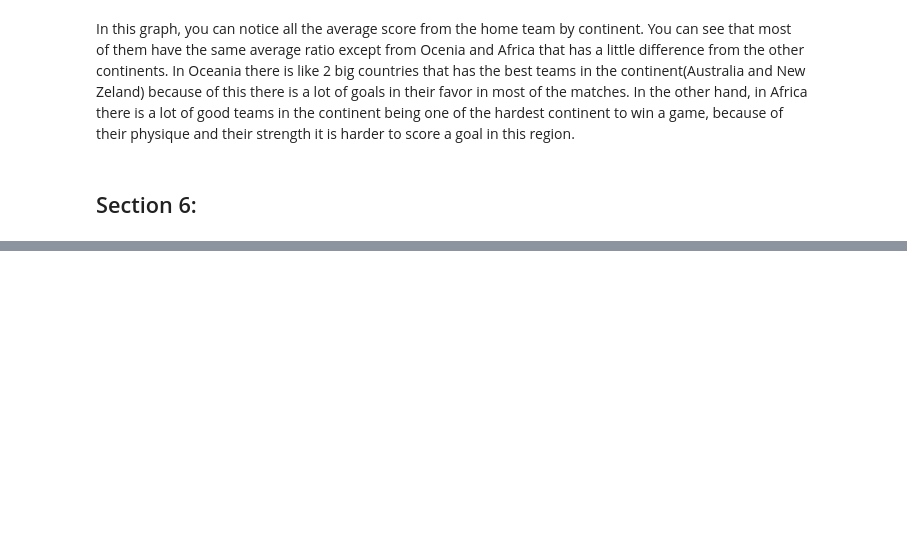
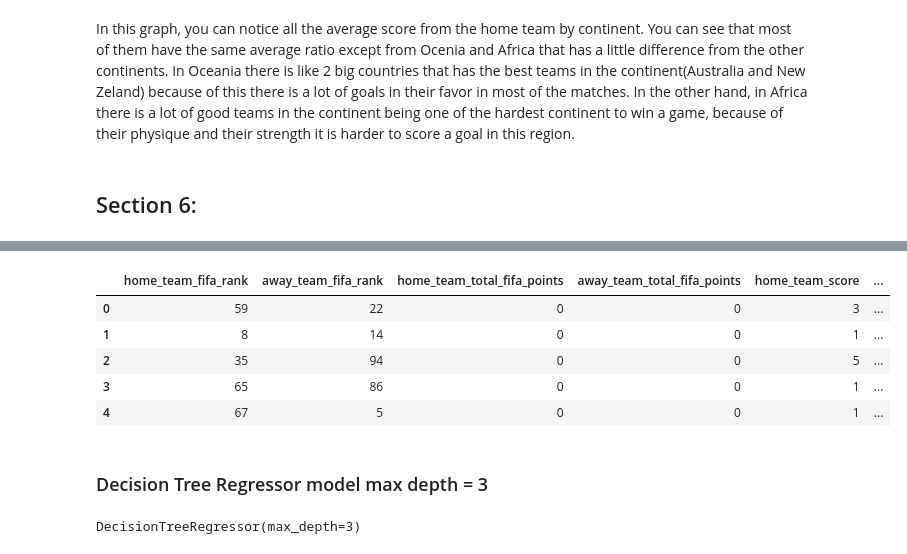
Before and after one commit to Jesusgsc29/International-Soccer-Matches, a Jupyter notebook: DataScienceProject.ipynb, the cells around one changed output, grey strips where cells are left out. Drawn from its saved outputs; the diff is of its cells as text; code cells hidden in the pictures; blank space fills up the shorter version.

```diff
--- a/DataScienceProject.ipynb
+++ b/DataScienceProject.ipynb
@@ -112,0 +153,10 @@ In this graph, you can notice all the average score from the home team by contin
+# %%
+match2 = pd.get_dummies(match, columns = ["home_team_continent","shoot_out", "home_team_result"], drop_first = True)
+match2.head()
+# %% [output]
+|  | home_team_fifa_rank | away_team_fifa_rank | home_team_total_fifa_points | away_team_total_fifa_points | home_team_score | ... |
+| 0 | 59 | 22 | 0 | 0 | 3 | ... |
+| 1 | 8 | 14 | 0 | 0 | 1 | ... |
+| 2 | 35 | 94 | 0 | 0 | 5 | ... |
+| 3 | 65 | 86 | 0 | 0 | 1 | ... |
+| 4 | 67 | 5 | 0 | 0 | 1 | ... |
@@ -112,0 +169,7 @@ In this graph, you can notice all the average score from the home team by contin
+# %% [markdown]
+### Decision Tree Regressor model max depth = 3
+# %%
+model1 = DecisionTreeRegressor(max_depth = 3)
+model1.fit(x_train, y_train)
+# %% [output]
+DecisionTreeRegressor(max_depth=3)
```
Also changed, not shown: parts of 17 cells of this notebook.
